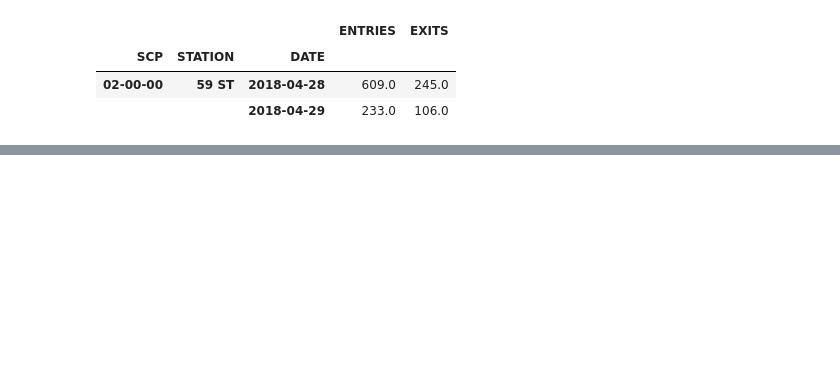
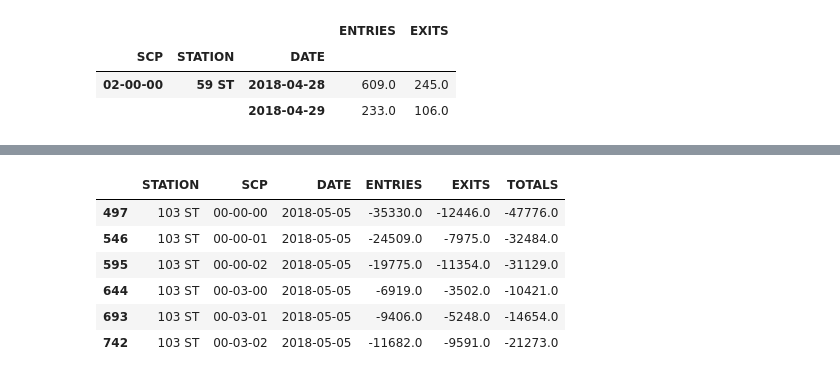
Before and after one commit to wfl/metis_project_benson, a Jupyter notebook: project_1_benson.ipynb, the cells around one changed output, grey strips where cells are left out. Drawn from its saved outputs; the diff is of its cells as text; code cells hidden in the pictures; blank space fills up the shorter version.

```diff
--- a/project_1_benson.ipynb
+++ b/project_1_benson.ipynb
@@ -130,0 +197,14 @@ test_df2.groupby(['SCP', 'STATION']).apply(mta_traffic)
+# %%
+test5 = station_first.copy()
+# %%
+test5.reset_index(inplace=True)
+# %%
+test5[(test5['STATION'] == '103 ST') & (test5['DATE'] == '2018-05-05')]
+# %% [output]
+|  | STATION | SCP | DATE | ENTRIES | EXITS | TOTALS |
+| 497 | 103 ST | 00-00-00 | 2018-05-05 | -35330.0 | -12446.0 | -47776.0 |
+| 546 | 103 ST | 00-00-01 | 2018-05-05 | -24509.0 | -7975.0 | -32484.0 |
+| 595 | 103 ST | 00-00-02 | 2018-05-05 | -19775.0 | -11354.0 | -31129.0 |
+| 644 | 103 ST | 00-03-00 | 2018-05-05 | -6919.0 | -3502.0 | -10421.0 |
+| 693 | 103 ST | 00-03-01 | 2018-05-05 | -9406.0 | -5248.0 | -14654.0 |
+| 742 | 103 ST | 00-03-02 | 2018-05-05 | -11682.0 | -9591.0 | -21273.0 |
```
Also changed, not shown: parts of 11 cells of this notebook.
